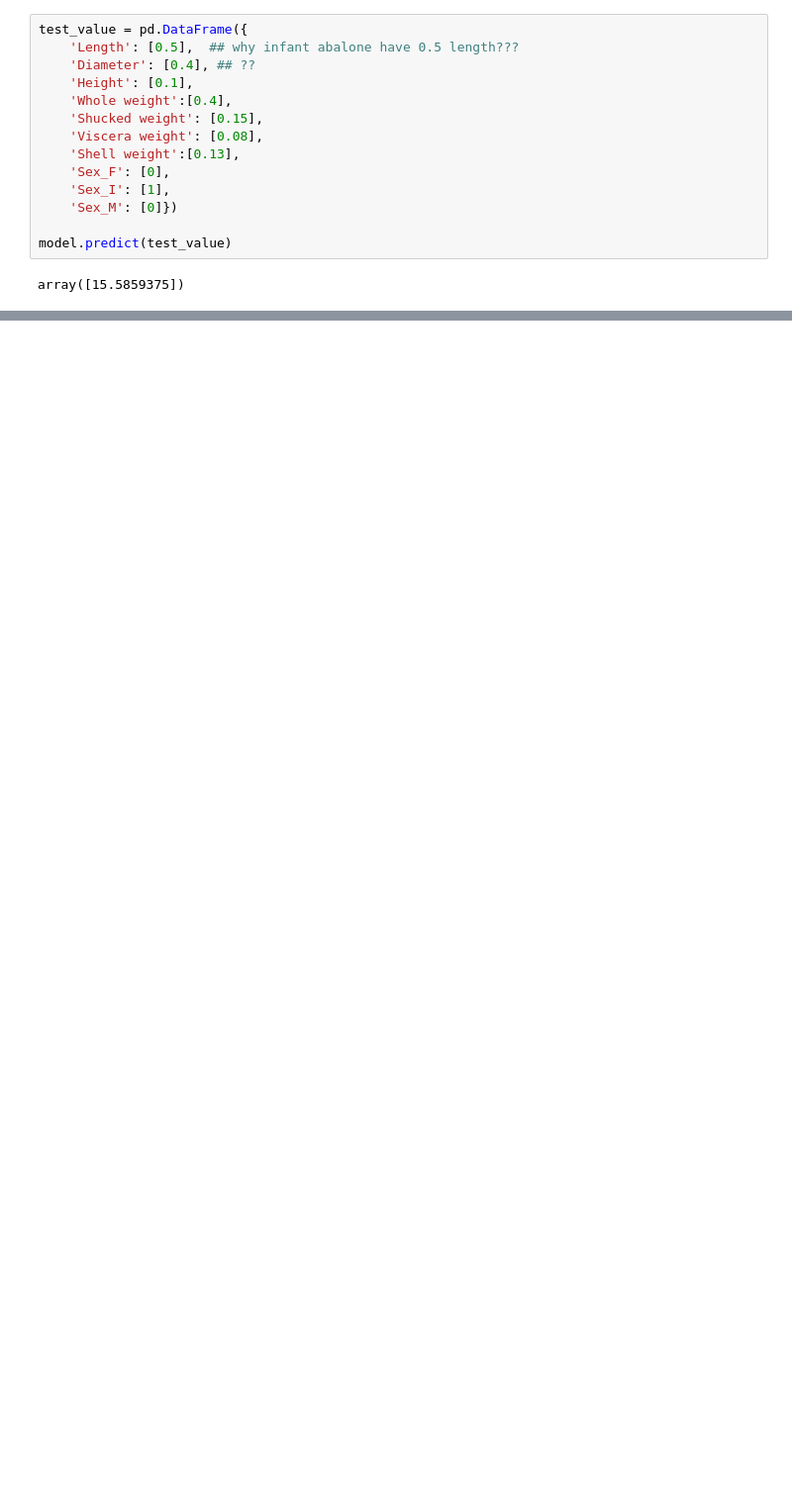
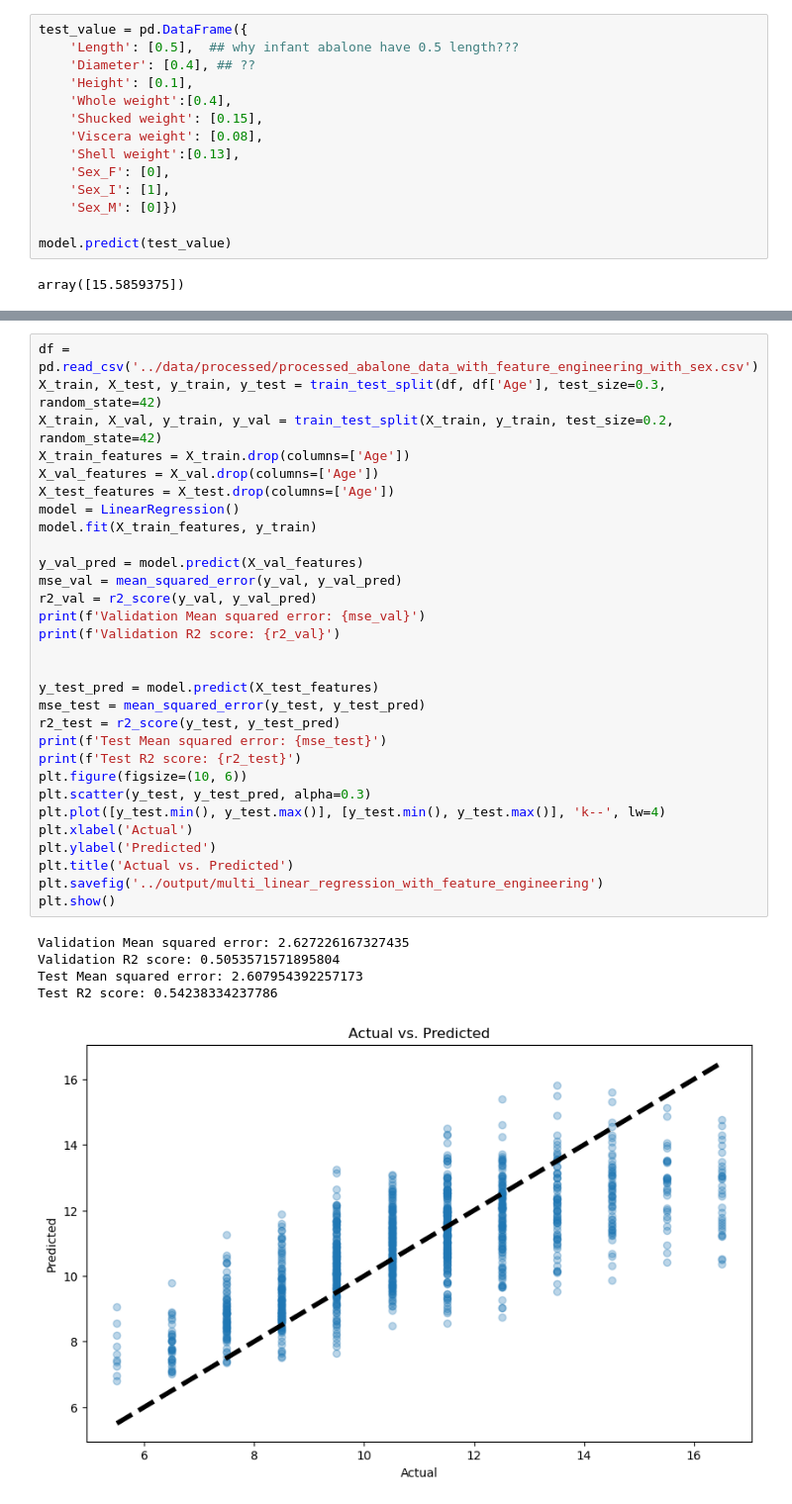
Before and after one commit to cyang2001/Probability, a Jupyter notebook: projetDS/notebooks/model_evaluation.ipynb, the cells around one changed output, grey strips where cells are left out. Shown at 99% size. Saved outputs shown, nothing was run; the diff lists cells and outputs as text; blank space fills up the shorter version.

```diff
--- a/projetDS/notebooks/model_evaluation.ipynb
+++ b/projetDS/notebooks/model_evaluation.ipynb
@@ -136,0 +138,36 @@ plt.show()
+# %%
+df = pd.read_csv('../data/processed/processed_abalone_data_with_feature_engineering_with_sex.csv')
+X_train, X_test, y_train, y_test = train_test_split(df, df['Age'], test_size=0.3, random_state=42)
+X_train, X_val, y_train, y_val = train_test_split(X_train, y_train, test_size=0.2, random_state=42)
+X_train_features = X_train.drop(columns=['Age'])
+X_val_features = X_val.drop(columns=['Age'])
+X_test_features = X_test.drop(columns=['Age'])
+model = LinearRegression()
+model.fit(X_train_features, y_train)
+
+y_val_pred = model.predict(X_val_features)
+mse_val = mean_squared_error(y_val, y_val_pred)
+r2_val = r2_score(y_val, y_val_pred)
+print(f'Validation Mean squared error: {mse_val}')
+print(f'Validation R2 score: {r2_val}')
+
+
+y_test_pred = model.predict(X_test_features)
+mse_test = mean_squared_error(y_test, y_test_pred)
+r2_test = r2_score(y_test, y_test_pred)
+print(f'Test Mean squared error: {mse_test}')
+print(f'Test R2 score: {r2_test}')
+plt.figure(figsize=(10, 6))
+plt.scatter(y_test, y_test_pred, alpha=0.3)
+plt.plot([y_test.min(), y_test.max()], [y_test.min(), y_test.max()], 'k--', lw=4)
+plt.xlabel('Actual')
+plt.ylabel('Predicted')
+plt.title('Actual vs. Predicted')
+plt.savefig('../output/multi_linear_regression_with_feature_engineering')
+plt.show()
+# %% [output]
+Validation Mean squared error: 2.627226167327435
+Validation R2 score: 0.5053571571895804
+Test Mean squared error: 2.607954392257173
+Test R2 score: 0.54238334237786
+[figure, added]
```
Also changed, not shown: parts of 4 cells of this notebook, 13 other files.
